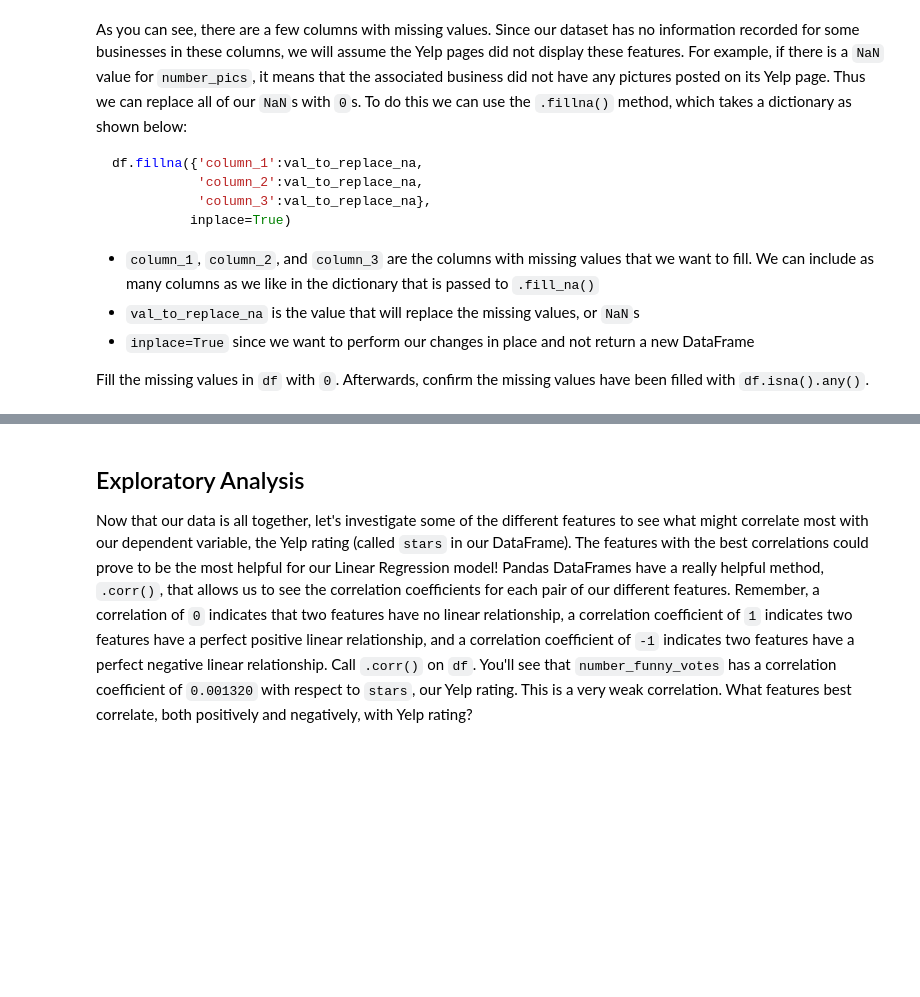
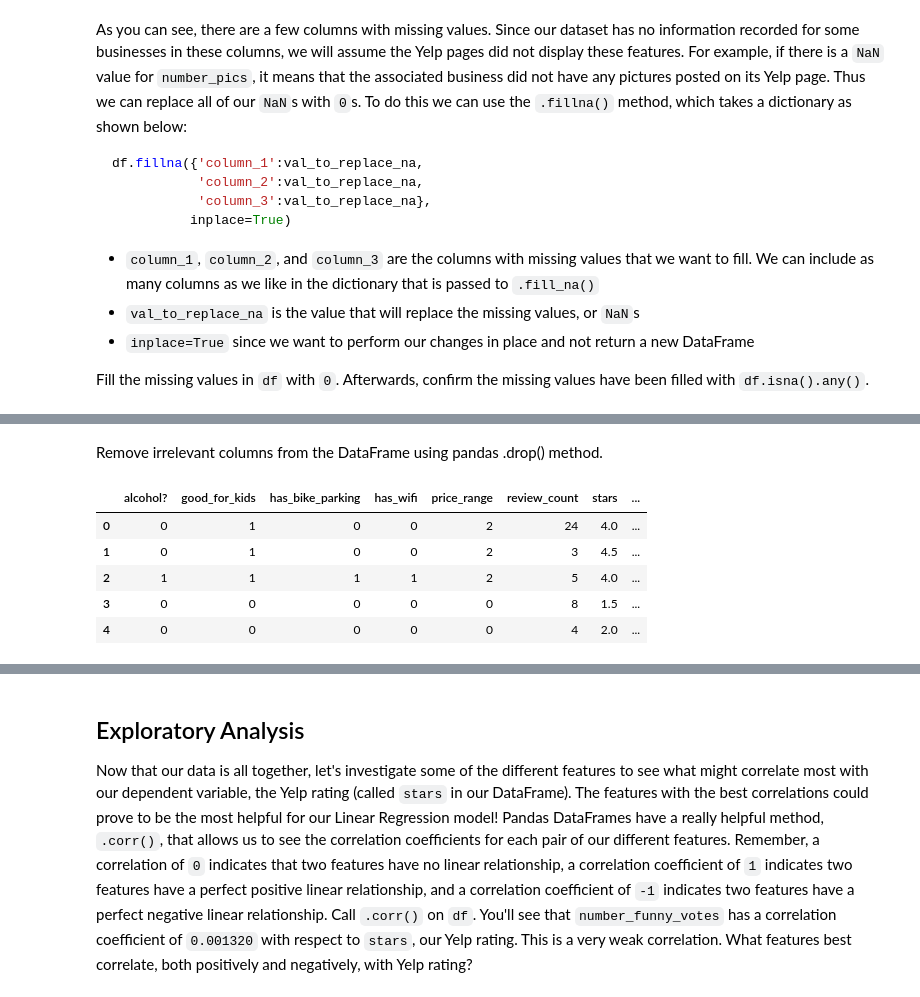
Before and after one commit to Tuminha/Restaurant-Rating, a Jupyter notebook: restaurant_rating_project.ipynb, the cells around one changed output, grey strips where cells are left out. Drawn from its saved outputs; the diff is of its cells as text; code cells hidden in the pictures; blank space fills up the shorter version.

```diff
--- a/restaurant_rating_project.ipynb
+++ b/restaurant_rating_project.ipynb
@@ -255,3 +313,20 @@ df.drop(list_of_features_to_remove, axis=1, inplace=True)
 features_to_remove = ['address','attributes','business_id','categories','city','hours','is_open','latitude','longitude','name','neighborhood','postal_code','state','time']
 # %% [markdown]
 Now we just have to check our data to make sure we don't have any missing values, or `NaN`s, which will prevent the Linear Regression model from running correctly. To do this we can use the statement `df.isna().any()`. This will check all of our columns and return `True` if there are any missing values or `NaN`s, or `False` if there are no missing values. Check if `df` is missing any values.
+# %%
+df.isna().any()
+# Check for missing values in each column
+missing_values = df.isna().sum()
+
+# Print columns with missing values
+print("Columns with missing values:")
+for column, count in missing_values.items():
+    if count > 0:
+        print(f"{column}: {count} missing values")
+    else:
+        print(f"{column}: No missing values")
+
+columns_with_missing_values = missing_values[missing_values > 0]
+print("Columns with missing values:")
+for column, count in columns_with_missing_values.items():
+    print(f"{column}: {count} missing values")
@@ -270,3 +363,15 @@ df.fillna({'column_1':val_to_replace_na,
 * `inplace=True` since we want to perform our changes in place and not return a new DataFrame
 
 Fill the missing values in `df` with `0`. Afterwards, confirm the missing values have been filled with `df.isna().any()`.
+# %%
+# Fill missing values with 0 using the fillna method with a dictionary
+fill_dict = {column: 0 for column in columns_with_missing_values.index}
+df.fillna(fill_dict, inplace=True)
+
+df.isna().any()
+
+# Check if there are any columns with missing values
+if df.isna().any().any() == True:
+    print("There are missing values in the DataFrame. This values are: ")
+else:
+    print("There are no missing values in the DataFrame.")
@@ -272,0 +405,14 @@ Fill the missing values in `df` with `0`. Afterwards, confirm the missing values
+# %% [markdown]
+Remove irrelevant columns from the DataFrame using pandas .drop() method.
+# %%
+# Removing irrelevant columns
+df = df.drop(columns=['address','attributes','business_id','categories','city','hours','is_open','latitude','longitude','name','neighborhood','postal_code','state','time'])
+
+df.head()
+# %% [output]
+|  | alcohol? | good_for_kids | has_bike_parking | has_wifi | price_range | review_count | stars | ... |
+| 0 | 0 | 1 | 0 | 0 | 2 | 24 | 4.0 | ... |
+| 1 | 0 | 1 | 0 | 0 | 2 | 3 | 4.5 | ... |
+| 2 | 1 | 1 | 1 | 1 | 2 | 5 | 4.0 | ... |
+| 3 | 0 | 0 | 0 | 0 | 0 | 8 | 1.5 | ... |
+| 4 | 0 | 0 | 0 | 0 | 0 | 4 | 2.0 | ... |
```
Also changed, not shown: parts of 13 cells of this notebook, 1 other file.
